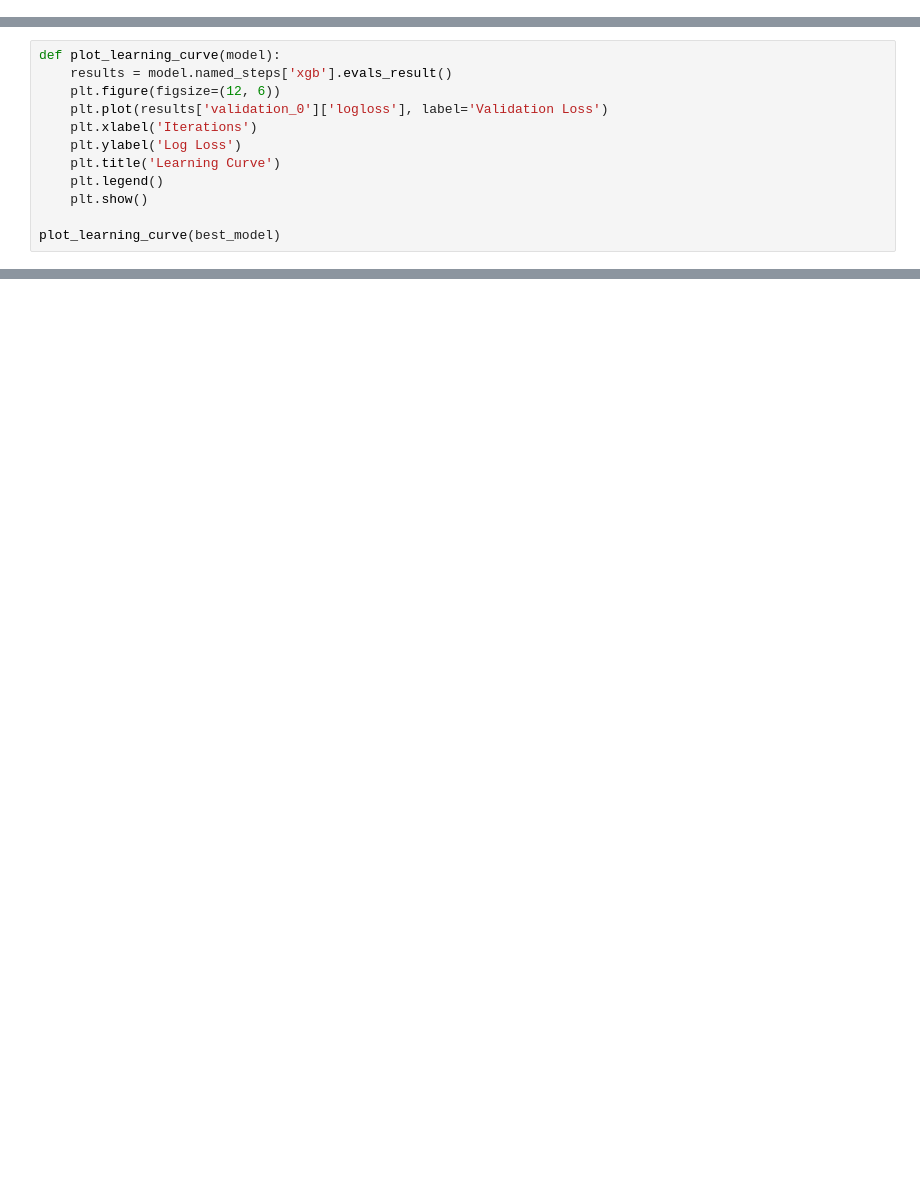
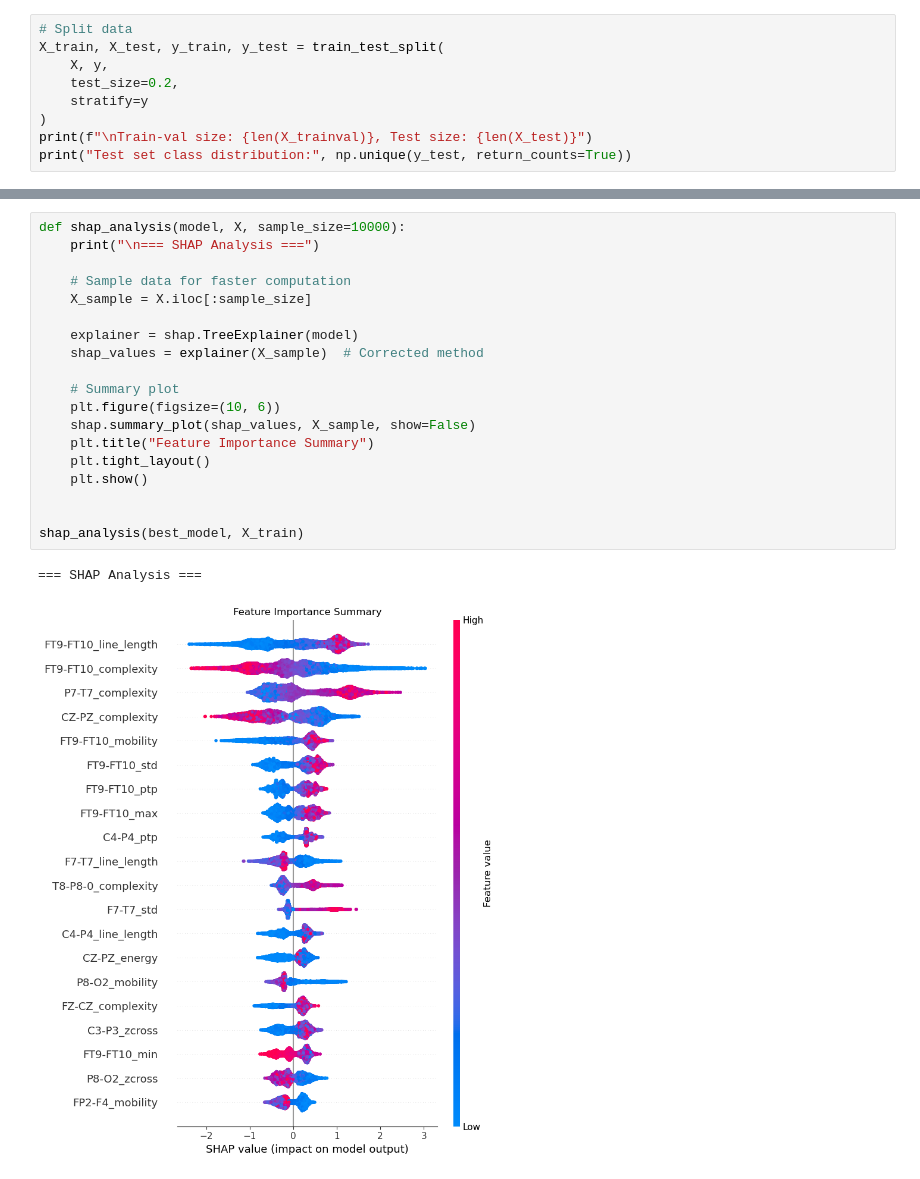
Before and after one commit to TheREALCleo/Multi-Model-EEG-Seizure-Prediction, a Jupyter notebook: src/Models/XGBOOST.ipynb, the cells around one changed output, grey strips where cells are left out. Saved outputs shown, nothing was run; the diff lists cells and outputs as text; blank space fills up the shorter version.

```diff
--- a/src/Models/XGBOOST.ipynb
+++ b/src/Models/XGBOOST.ipynb
@@ -101,0 +16,9 @@ Fitting 3 folds for each of 384 candidates, totalling 1152 fits
+# %%
+# Split data
+X_train, X_test, y_train, y_test = train_test_split(
+    X, y,
+    test_size=0.2,
+    stratify=y
+)
+print(f"\nTrain-val size: {len(X_trainval)}, Test size: {len(X_test)}")
+print("Test set class distribution:", np.unique(y_test, return_counts=True))
@@ -168,12 +112,0 @@ plot_feature_importance(best_model)
-# %%
-def plot_learning_curve(model):
-    results = model.named_steps['xgb'].evals_result()
-    plt.figure(figsize=(12, 6))
-    plt.plot(results['validation_0']['logloss'], label='Validation Loss')
-    plt.xlabel('Iterations')
-    plt.ylabel('Log Loss')
-    plt.title('Learning Curve')
-    plt.legend()
-    plt.show()
-
-plot_learning_curve(best_model)
@@ -185,0 +119,22 @@ final_model = grid_search.best_estimator_.fit(X_trainval, y_trainval)
+# %%
+def shap_analysis(model, X, sample_size=10000):
+    print("\n=== SHAP Analysis ===")
+
+    # Sample data for faster computation
+    X_sample = X.iloc[:sample_size]
+
+    explainer = shap.TreeExplainer(model)
+    shap_values = explainer(X_sample)  # Corrected method
+
+    # Summary plot
+    plt.figure(figsize=(10, 6))
+    shap.summary_plot(shap_values, X_sample, show=False)
+    plt.title("Feature Importance Summary")
+    plt.tight_layout()
+    plt.show()
+
+
+shap_analysis(best_model, X_train)
+# %% [output]
+=== SHAP Analysis ===
+[figure, added]
```
Also changed, not shown: parts of 12 cells of this notebook, 6 other files.
